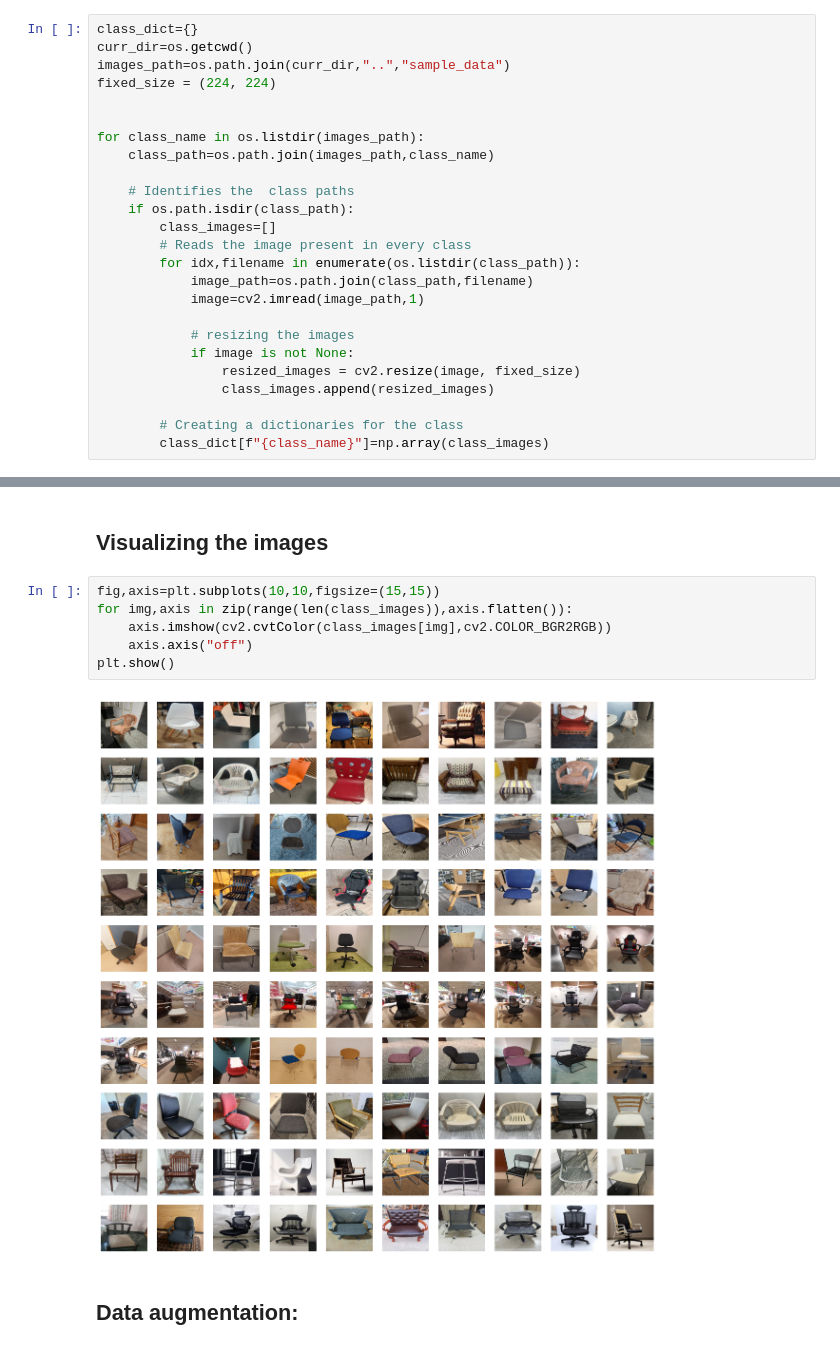
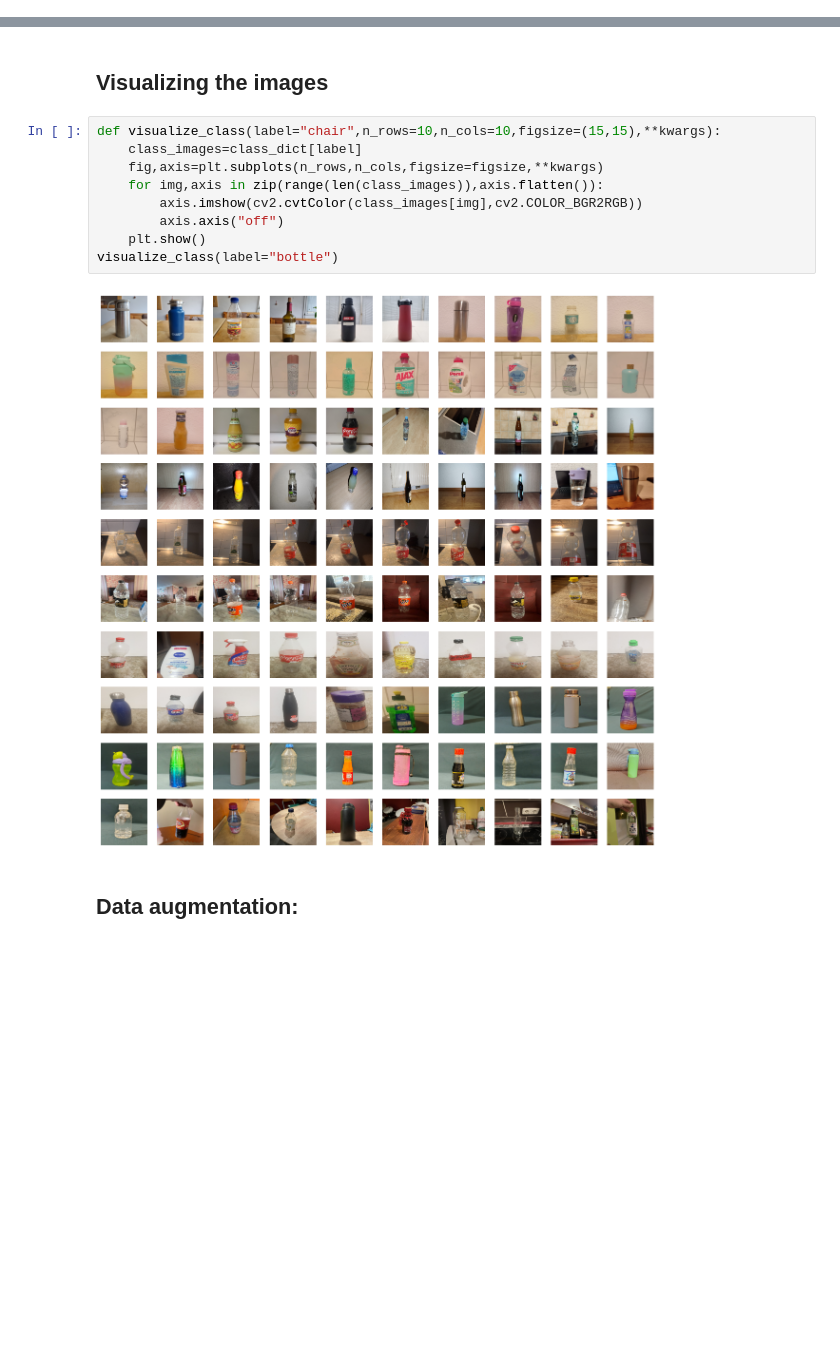
Before and after one commit to saiyedduri/Scientific-computing-project, a Jupyter notebook: Untitled-1.ipynb, the cells around one changed output, grey strips where cells are left out. Cells and saved outputs as stored; diff of their text form; blank space fills up the shorter version.

```diff
--- a/Untitled-1.ipynb
+++ b/Untitled-1.ipynb
@@ -34,25 +37,0 @@ import cv2
-# %%
-class_dict={}
-curr_dir=os.getcwd()
-images_path=os.path.join(curr_dir,"..","sample_data")
-fixed_size = (224, 224)
-
-
-for class_name in os.listdir(images_path):
-    class_path=os.path.join(images_path,class_name)
-
-    # Identifies the  class paths
-    if os.path.isdir(class_path):
-        class_images=[]
-        # Reads the image present in every class
-        for idx,filename in enumerate(os.listdir(class_path)):
-            image_path=os.path.join(class_path,filename)
-            image=cv2.imread(image_path,1)
-
-            # resizing the images
-            if image is not None:
-                resized_images = cv2.resize(image, fixed_size)
-                class_images.append(resized_images)
-
-        # Creating a dictionaries for the class
-        class_dict[f"{class_name}"]=np.array(class_images)
@@ -101,13 +302,16 @@ Ideally, we can use varying sized images if we can spend high computation power
 # %% [markdown]
 ## Visualizing the images
 # %%
-fig,axis=plt.subplots(10,10,figsize=(15,15))
-for img,axis in zip(range(len(class_images)),axis.flatten()):
-    axis.imshow(cv2.cvtColor(class_images[img],cv2.COLOR_BGR2RGB))
-    axis.axis("off")
-plt.show()
+def visualize_class(label="chair",n_rows=10,n_cols=10,figsize=(15,15),**kwargs):
+    class_images=class_dict[label]
+    fig,axis=plt.subplots(n_rows,n_cols,figsize=figsize,**kwargs)
+    for img,axis in zip(range(len(class_images)),axis.flatten()):
+        axis.imshow(cv2.cvtColor(class_images[img],cv2.COLOR_BGR2RGB))
+        axis.axis("off")
+    plt.show()
+visualize_class(label="bottle")
 # %% [output]
-[figure, old version]
+[figure, new version]
 # %% [markdown]
 ## Data augmentation:
 # %%
```
Also changed, not shown: parts of 20 cells of this notebook.
